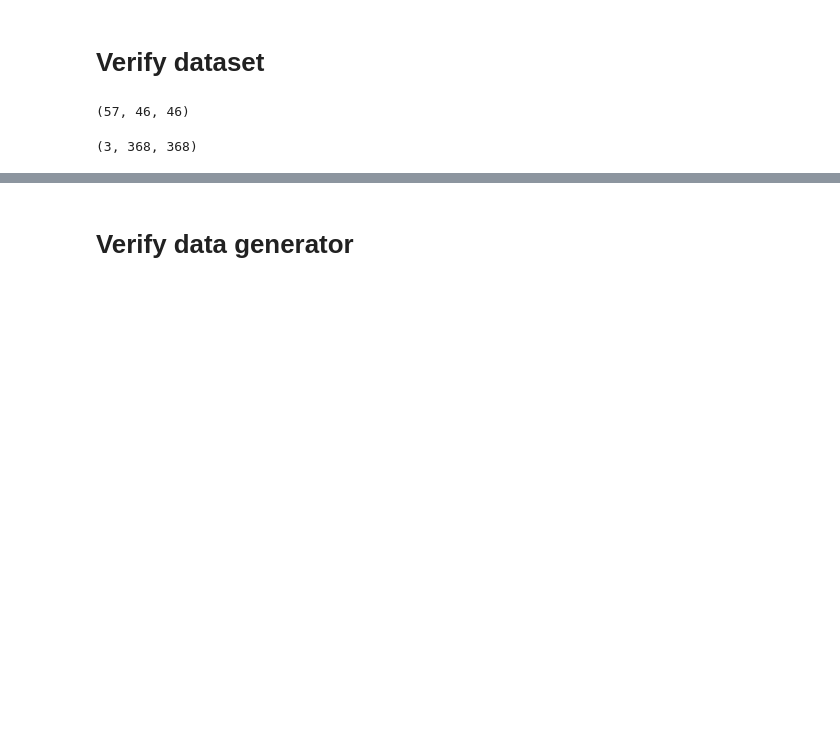
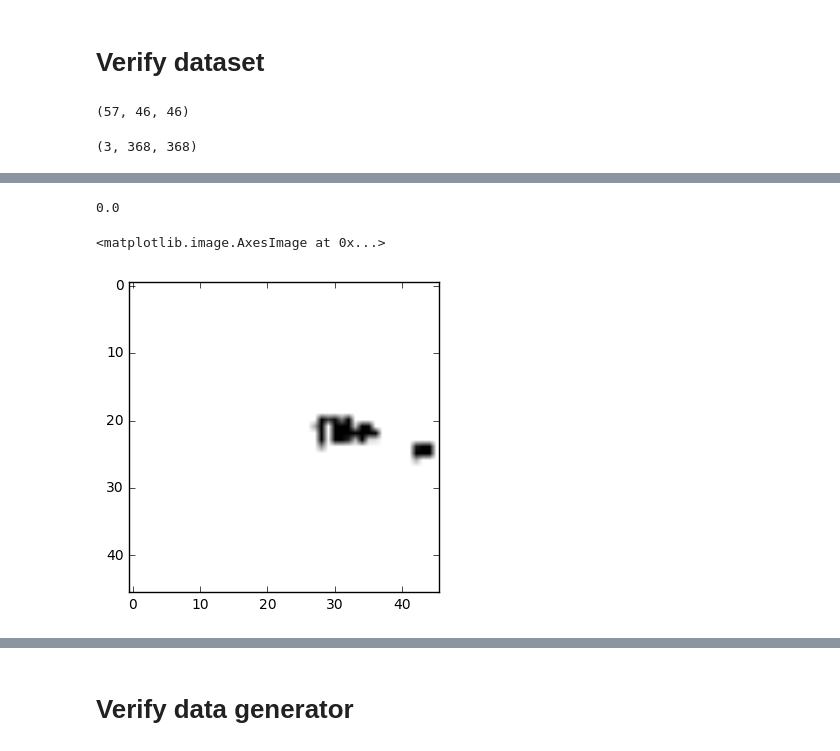
Before and after one commit to michalfaber/keras_Realtime_Multi-Person_Pose_Estimation, a Jupyter notebook: training/inspect_dataset.ipynb, the cells around one changed output, grey strips where cells are left out. Cells and saved outputs as stored; diff of their text form; code cells hidden in the pictures; blank space fills up the shorter version.

```diff
--- a/training/inspect_dataset.ipynb
+++ b/training/inspect_dataset.ipynb
@@ -34,3 +40,11 @@ plt.imshow(dta_img[:,:,[2,1,0]])
+# %%
+mask = np.transpose(mask_img, (1, 2, 0))
+print(np.min(mask))
+plt.imshow(mask[:,:, 0] * 255, cmap='gray')
+# %% [output]
+0.0
+<matplotlib.image.AxesImage at 0x...>
+[figure, added]
 # %%
 scale = 1
 imageToTest = cv2.resize(dta_img, (0,0), fx=scale, fy=scale, interpolation=cv2.INTER_CUBIC)
```
Also changed, not shown: parts of 8 cells of this notebook, 4 other files.
